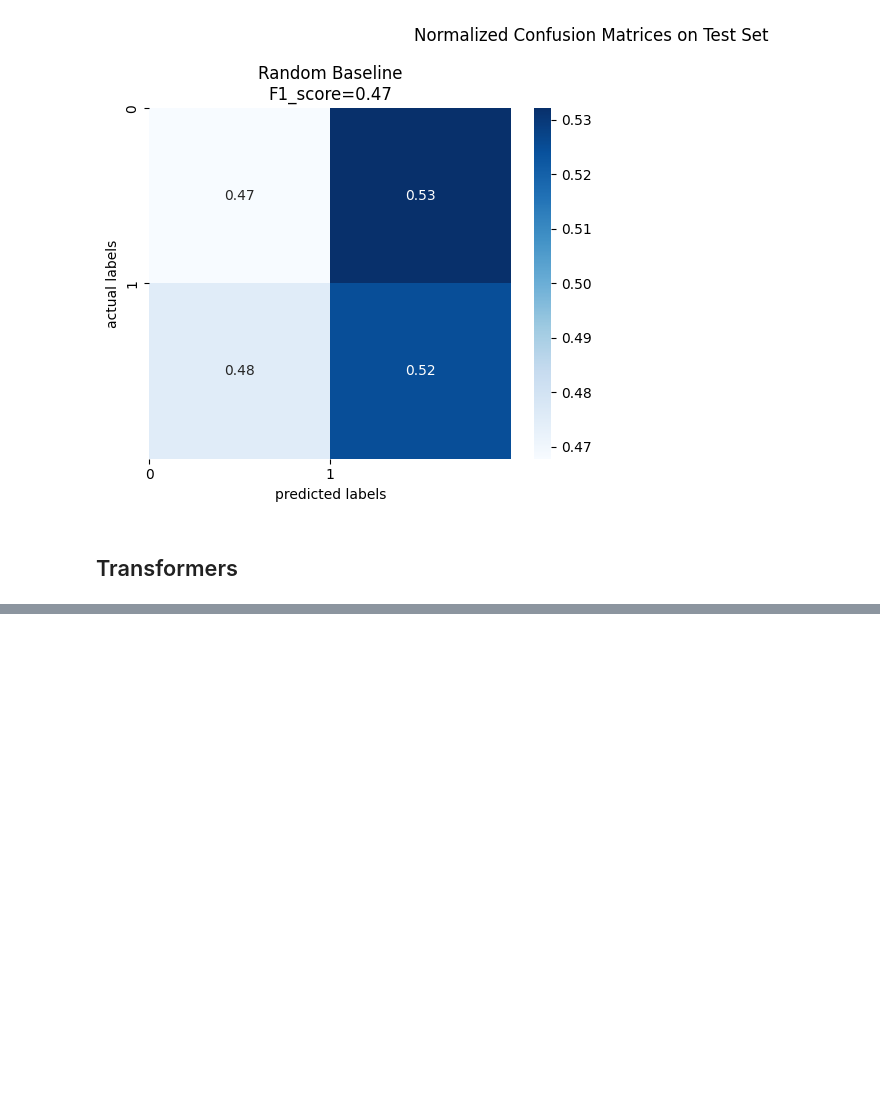
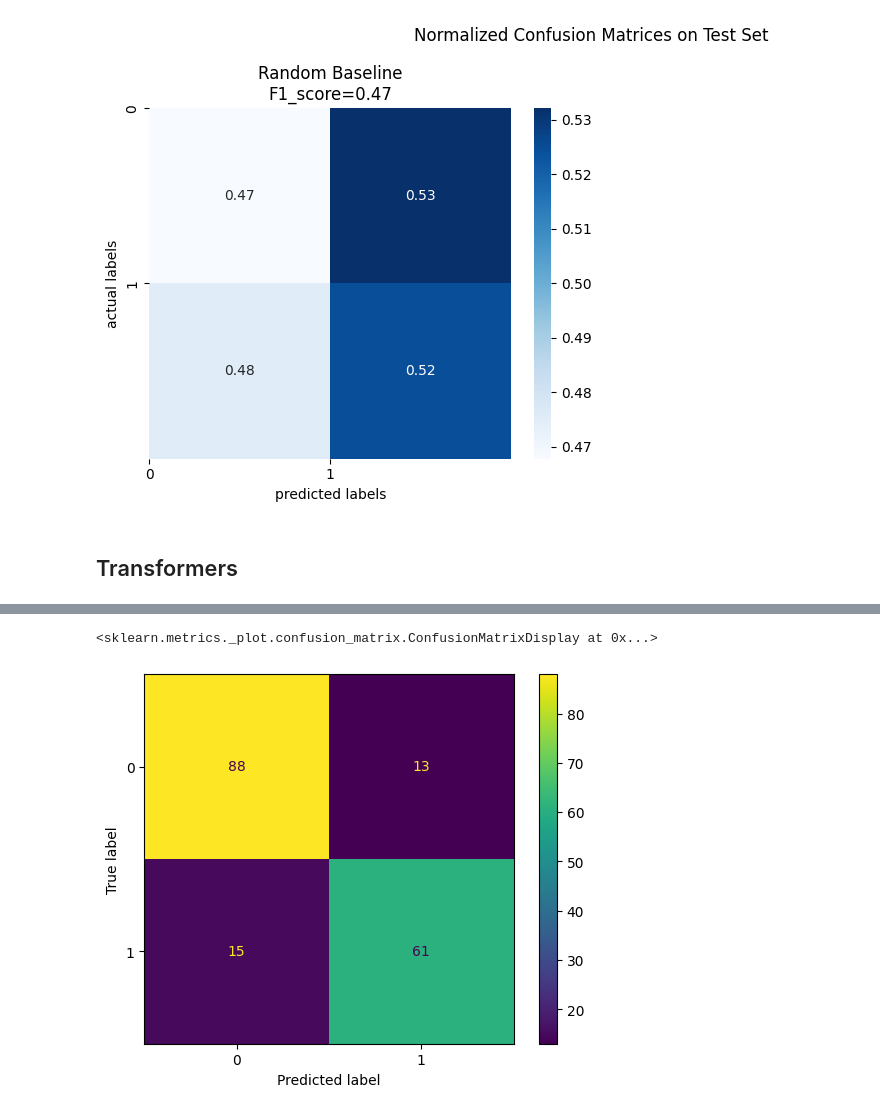
Before and after one commit to SangioAI/NLP_Assignments, a Jupyter notebook: assignment1.ipynb, the cells around one changed output, grey strips where cells are left out. Cells and saved outputs as stored; diff of their text form; code cells hidden in the pictures; blank space fills up the shorter version.

```diff
--- a/assignment1.ipynb
+++ b/assignment1.ipynb
@@ -2416,0 +2359,5 @@ OutOfMemoryError: CUDA out of memory. Tried to allocate 20.00 MiB. GPU 0 has a t
+# %%
+ConfusionMatrixDisplay.from_predictions(final_predictions['cardiffnlp/twitter-roberta-base-hate1337']['val']['labels'],final_predictions['cardiffnlp/twitter-roberta-base-hate1337']['val']['predictions'])
+# %% [output]
+<sklearn.metrics._plot.confusion_matrix.ConfusionMatrixDisplay at 0x...>
+[figure, added]
```
Also changed, not shown: parts of 58 cells of this notebook.
